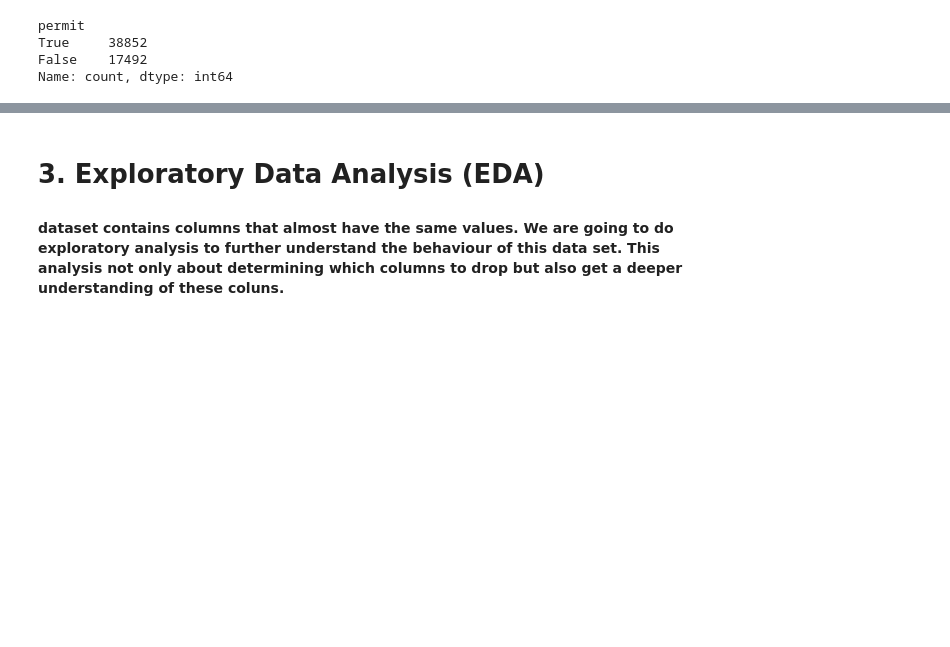
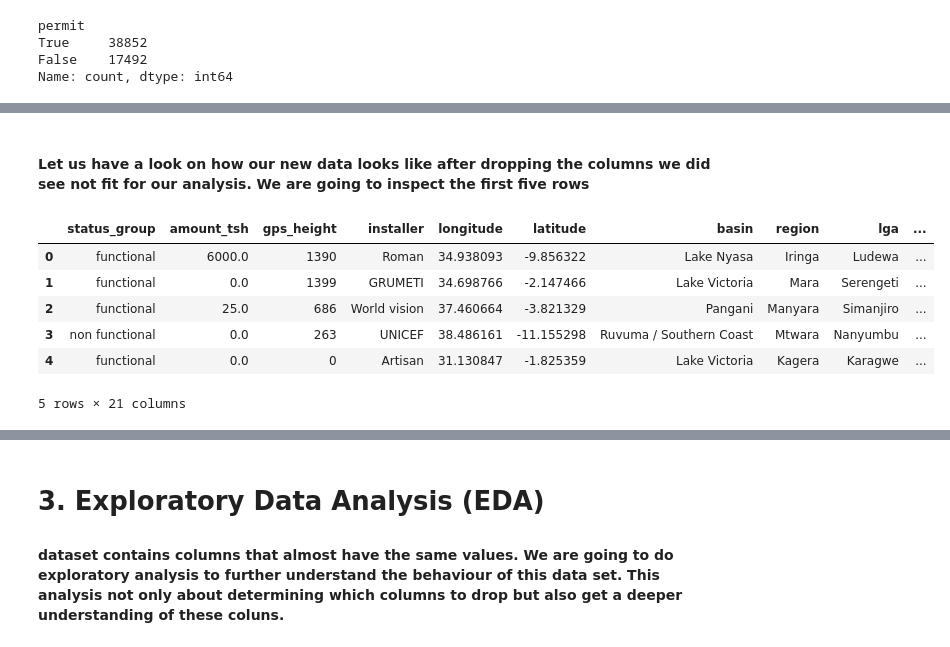
Before and after one commit to dev-ezzy/Classification-model, a Jupyter notebook: index.ipynb, the cells around one changed output, grey strips where cells are left out. Cells and saved outputs as stored; diff of their text form; code cells hidden in the pictures; blank space fills up the shorter version.

```diff
--- a/index.ipynb
+++ b/index.ipynb
@@ -284,8 +288,8 @@ Missing Values: 0
 # %% [markdown]
 All the three columns contain thr same  data. Extraction_type is the super class and the other two are subsets. Extraction type has different man-powered mechanisms assigned as other many times and in the real sense they mean the same thing(There is no pump). "Extraction_type_group" column  has "other" as a unique value meaning all the man-powered mechanisms has been summed up into one category. We are going to use this column for our analysis and drop the other two columns.
 # %%
-#dropping extraction_type and extraction_type
-water_data = water_data.drop(["extraction_type", "extraction_type"], axis= 1)
+#dropping extraction_type and extraction_type_class
+water_data = water_data.drop(["extraction_type", "extraction_type_class"], axis= 1)
 # %% [markdown]
 ### 3.5 scheme_managemnet/ mnanagement/ management_group
 ####
@@ -595,0 +585,13 @@ water_data
+# %% [markdown]
+#### Let us have a look on how our new data looks like after dropping the columns we did see not fit for our analysis. We are going to inspect the first five rows
+# %%
+#inspecting our new dataframe
+water_data.head()
+# %% [output]
+|  | status_group | amount_tsh | gps_height | installer | longitude | latitude | basin | region | lga | ... |
+| 0 | functional | 6000.0 | 1390 | Roman | 34.938093 | -9.856322 | Lake Nyasa | Iringa | Ludewa | ... |
+| 1 | functional | 0.0 | 1399 | GRUMETI | 34.698766 | -2.147466 | Lake Victoria | Mara | Serengeti | ... |
+| 2 | functional | 25.0 | 686 | World vision | 37.460664 | -3.821329 | Pangani | Manyara | Simanjiro | ... |
+| 3 | non functional | 0.0 | 263 | UNICEF | 38.486161 | -11.155298 | Ruvuma / Southern Coast | Mtwara | Nanyumbu | ... |
+| 4 | functional | 0.0 | 0 | Artisan | 31.130847 | -1.825359 | Lake Victoria | Kagera | Karagwe | ... |
+5 rows × 21 columns
```
Also changed, not shown: parts of 32 cells of this notebook.
